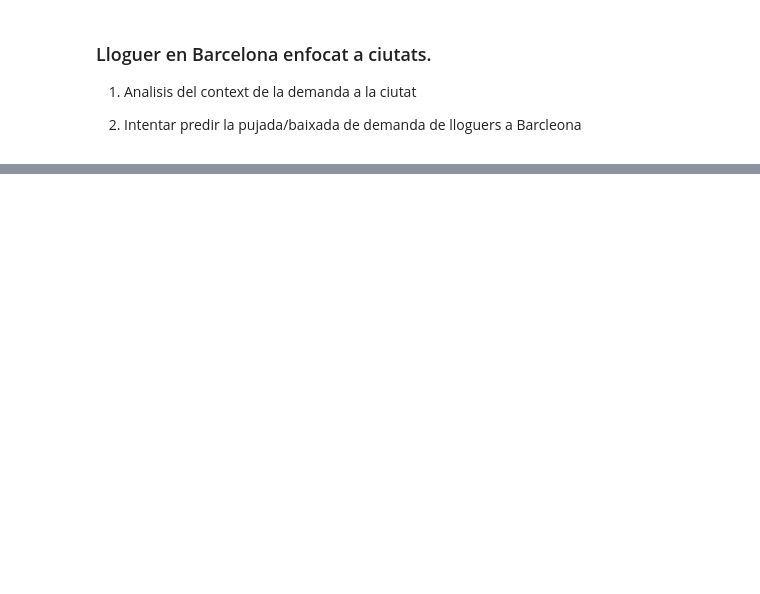
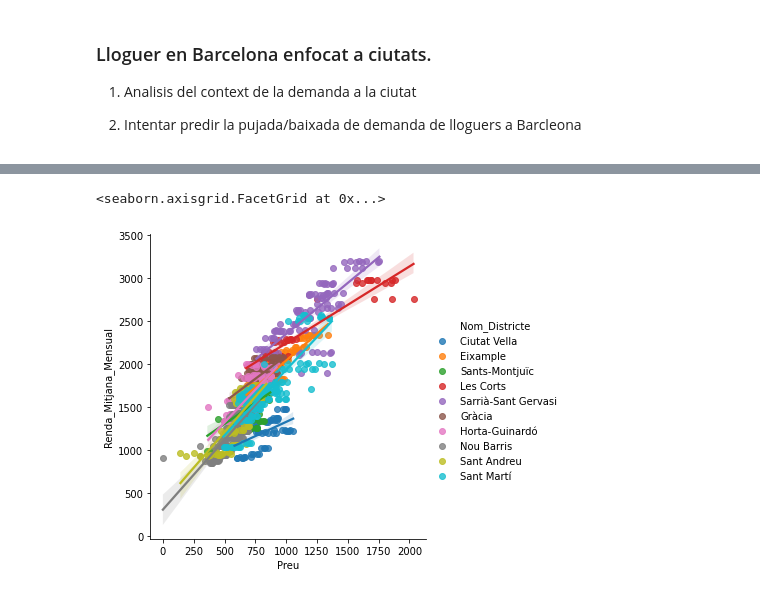
Before and after one commit to aacraf/studenthousing, a Jupyter notebook: main.ipynb, the cells around one changed output, grey strips where cells are left out. Cells and saved outputs as stored; diff of their text form; code cells hidden in the pictures; blank space fills up the shorter version.

```diff
--- a/main.ipynb
+++ b/main.ipynb
@@ -115,0 +248,9 @@ import matplotlib.pyplot as plt
+# %%
+# scatter plot between Preu and Import Any
+
+# frame.plot.scatter(x='Preu', y='Import_€_Any', c='Preu', colormap='viridis')
+
+sns.lmplot(x='Preu',y='Renda_Mitjana_Mensual',data=frame,fit_reg=True, hue='Nom_Districte')
+# %% [output]
+<seaborn.axisgrid.FacetGrid at 0x...>
+[figure, added]
```
Also changed, not shown: parts of 27 cells of this notebook, 4 other files.
